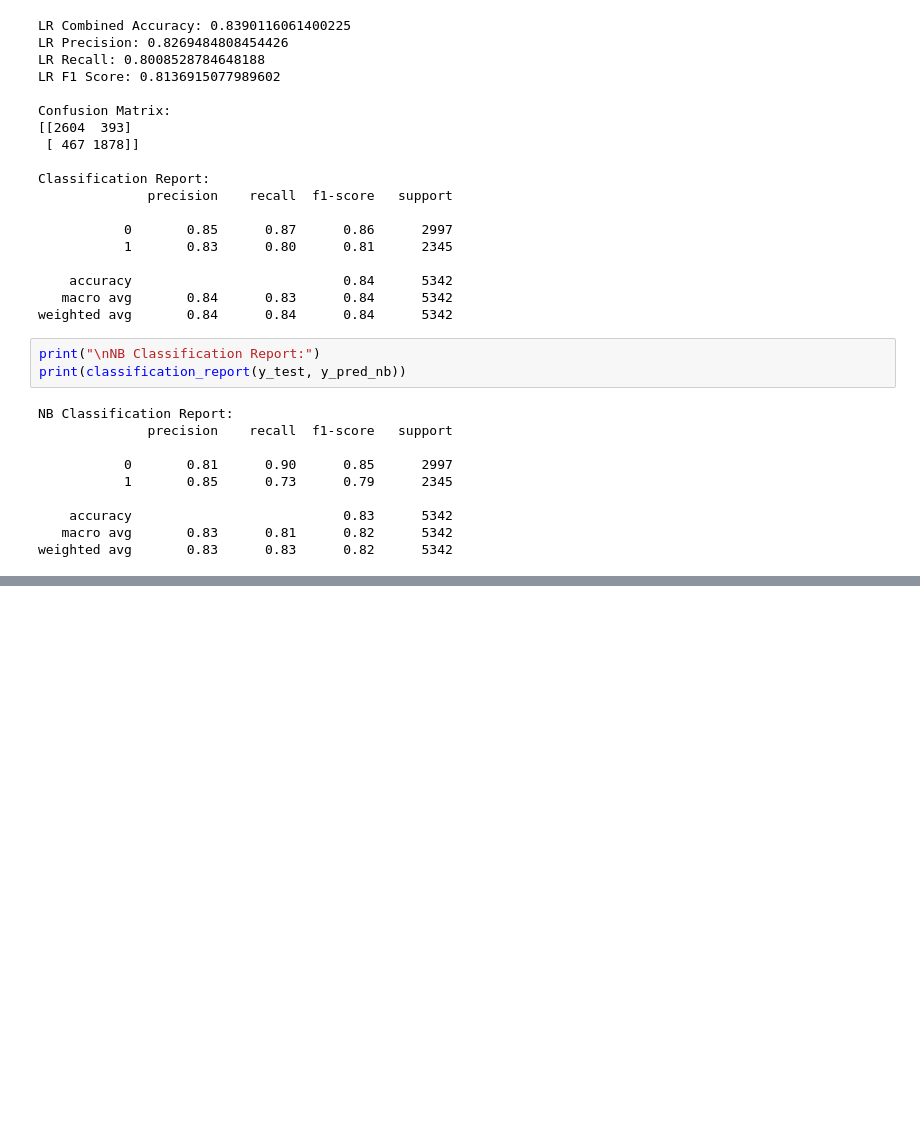
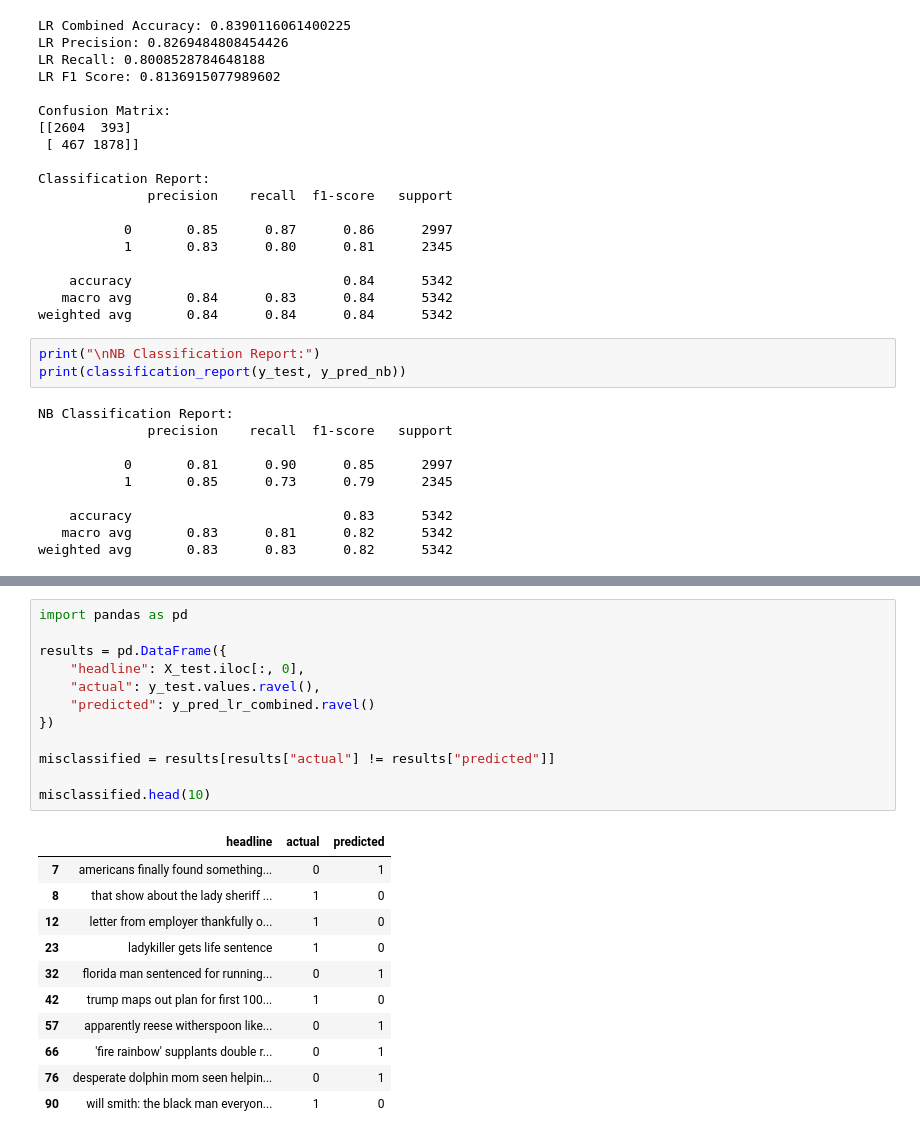
Before and after one commit to ShinThomas/detecting_sarcrasm, a Jupyter notebook: notebooks/mshack_model.ipynb, the cells around one changed output, grey strips where cells are left out. Saved outputs shown, nothing was run; the diff lists cells and outputs as text; blank space fills up the shorter version.

```diff
--- a/notebooks/mshack_model.ipynb
+++ b/notebooks/mshack_model.ipynb
@@ -293,0 +290,24 @@ weighted avg       0.83      0.83      0.82      5342
+# %%
+import pandas as pd
+
+results = pd.DataFrame({
+    "headline": X_test.iloc[:, 0],
+    "actual": y_test.values.ravel(),
+    "predicted": y_pred_lr_combined.ravel()
+})
+
+misclassified = results[results["actual"] != results["predicted"]]
+
+misclassified.head(10)
+# %% [output]
+|  | headline | actual | predicted |
+| 7 | americans finally found something... | 0 | 1 |
+| 8 | that show about the lady sheriff ... | 1 | 0 |
+| 12 | letter from employer thankfully o... | 1 | 0 |
+| 23 | ladykiller gets life sentence | 1 | 0 |
+| 32 | florida man sentenced for running... | 0 | 1 |
+| 42 | trump maps out plan for first 100... | 1 | 0 |
+| 57 | apparently reese witherspoon like... | 0 | 1 |
+| 66 | 'fire rainbow' supplants double r... | 0 | 1 |
+| 76 | desperate dolphin mom seen helpin... | 0 | 1 |
+| 90 | will smith: the black man everyon... | 1 | 0 |
```
Also changed, not shown: parts of 5 cells of this notebook.
